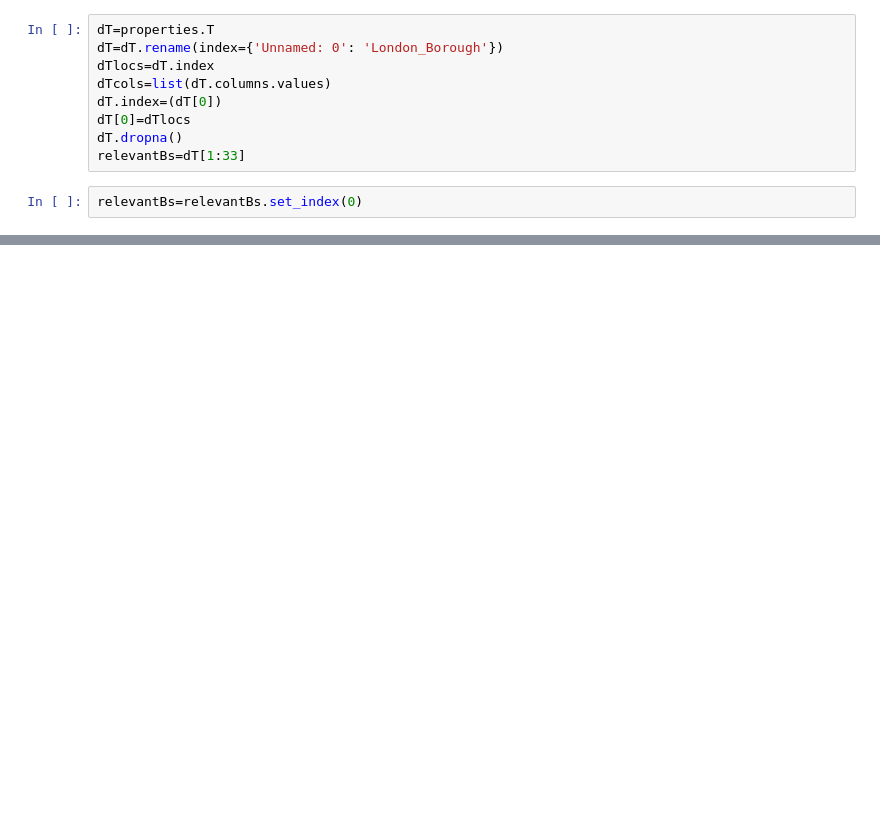
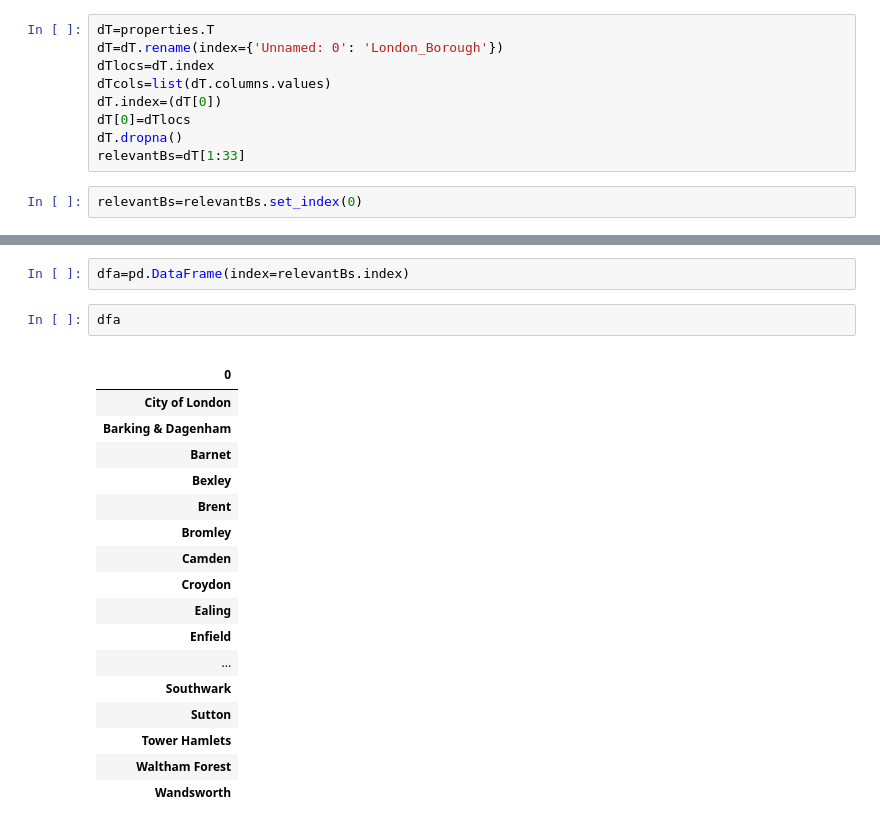
Before and after one commit to mlid13/Springboard, a Jupyter notebook: London Case Study Hypothesis.ipynb, the cells around one changed output, grey strips where cells are left out. Drawn from its saved outputs; the diff is of its cells as text; blank space fills up the shorter version.

```diff
--- a/London Case Study Hypothesis.ipynb
+++ b/London Case Study Hypothesis.ipynb
@@ -153,0 +111,23 @@ t1
+# %%
+dfa=pd.DataFrame(index=relevantBs.index)
+# %%
+dfa
+# %% [output]
+|  |
+| 0 |
+| City of London |
+| Barking & Dagenham |
+| Barnet |
+| Bexley |
+| Brent |
+| Bromley |
+| Camden |
+| Croydon |
+| Ealing |
+| Enfield |
+| ... |
+| Southwark |
+| Sutton |
+| Tower Hamlets |
+| Waltham Forest |
+| Wandsworth |
```
Also changed, not shown: parts of 13 cells of this notebook, 1 other file.
